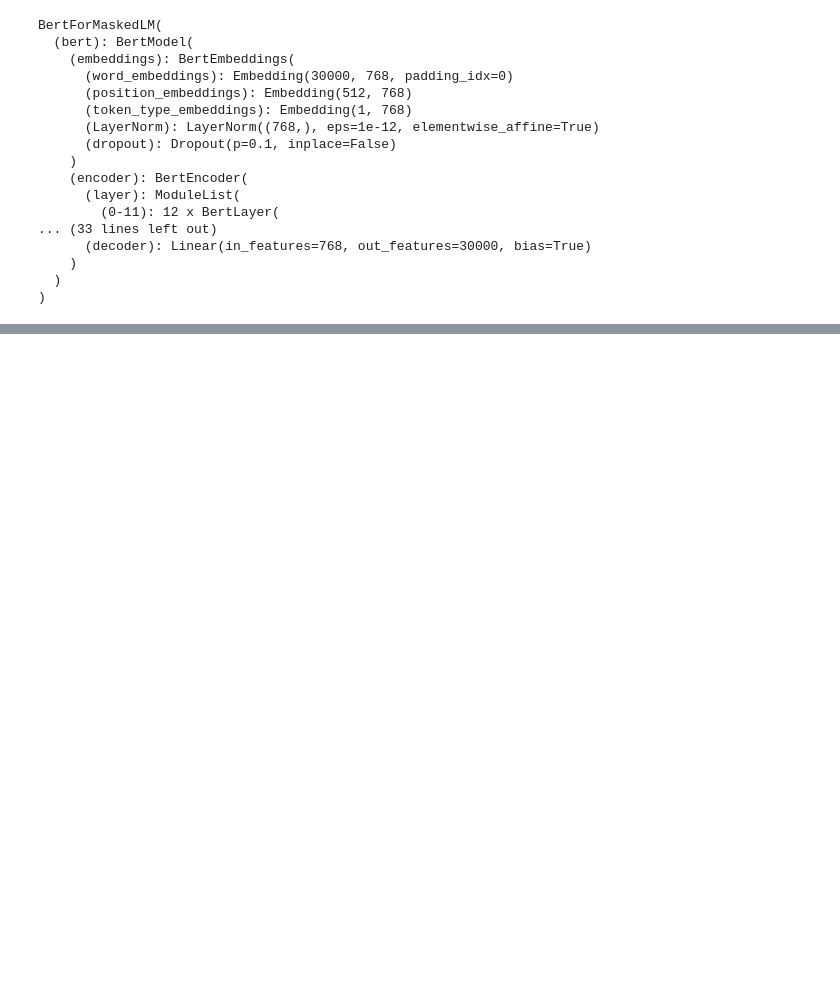
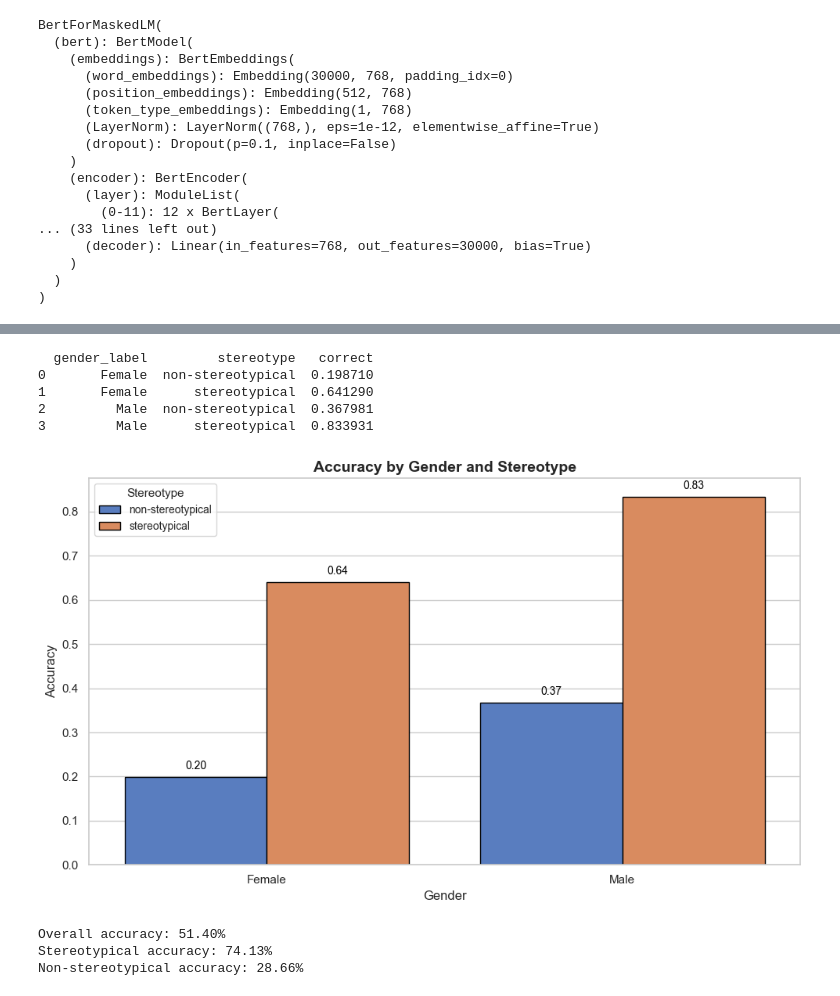
Before and after one commit to KleinJonasUVT/biasintransformers, a Jupyter notebook: code/professions_sentences.ipynb, the cells around one changed output, grey strips where cells are left out. Saved outputs shown, nothing was run; the diff lists cells and outputs as text; code cells hidden in the pictures; blank space fills up the shorter version.

```diff
--- a/code/professions_sentences.ipynb
+++ b/code/professions_sentences.ipynb
@@ -489,4 +501,4 @@ def get_profession_embeddings_from_df(df, tokenizer, model):
     df['profession_embedding'] = embeddings
     return df
 
-updated_df = get_profession_embeddings_from_df(final_df, tokenizer, model)
+updated_df = get_profession_embeddings_from_df(expanded_df, tokenizer, model)
@@ -524,0 +701,78 @@ print(loaded_labels[60:70])
+# %%
+# copy the DataFrame
+df = word_projection_df.copy()
+
+# Create a column for correct predictions
+df['correct'] = df['gender_label'] == df['prediction']
+
+# Group by gender and stereotype, compute mean accuracy
+accuracy_by_gender_and_stereotype = df.groupby(['gender_label', 'stereotype'])['correct'].mean().reset_index()
+
+# Map gender labels to strings for clarity
+accuracy_by_gender_and_stereotype['gender_label'] = accuracy_by_gender_and_stereotype['gender_label'].map({0: 'Female', 1: 'Male'})
+
+# Display
+print(accuracy_by_gender_and_stereotype)
+# %% [output]
+  gender_label         stereotype   correct
+0       Female  non-stereotypical  0.198710
+1       Female      stereotypical  0.641290
+2         Male  non-stereotypical  0.367981
+3         Male      stereotypical  0.833931
+# %%
+import seaborn as sns
+import matplotlib.pyplot as plt
+
+# Set the style of seaborn
+sns.set(style="whitegrid")
+
+# Create the plot
+plt.figure(figsize=(10, 6))
+barplot = sns.barplot(
+    data=accuracy_by_gender_and_stereotype,
+    x='gender_label',
+    y='correct',
+    hue='stereotype',
+    palette='muted',
+    edgecolor='black'
+)
+
+# Add value annotations on top of each bar
+for p in barplot.patches:
+    height = p.get_height()
+    if height > 0:
+        barplot.annotate(f'{height:.2f}',
+                         (p.get_x() + p.get_width() / 2., height),
+                         ha='center', va='bottom',
+                         fontsize=10, color='black', xytext=(0, 5),
+                         textcoords='offset points')
+
+# Labeling
+plt.ylabel('Accuracy', fontsize=12)
+plt.xlabel('Gender', fontsize=12)
+plt.title('Accuracy by Gender and Stereotype', fontsize=14, weight='bold')
+plt.xticks(rotation=0)
+plt.legend(title='Stereotype', title_fontsize=11, fontsize=10)
+plt.tight_layout()
+
+plt.show()
+# %% [output]
+[figure, added]
+# %%
+# 1. Overall accuracy
+overall_accuracy = (word_projection_df['prediction'] == word_projection_df['gender_label']).mean()
+print(f"Overall accuracy: {overall_accuracy:.2%}")
+
+# 2. Accuracy for stereotypical
+stereotypical_df = word_projection_df[word_projection_df['stereotype'] == 'stereotypical']
+stereotypical_accuracy = (stereotypical_df['prediction'] == stereotypical_df['gender_label']).mean()
+print(f"Stereotypical accuracy: {stereotypical_accuracy:.2%}")
+
+# 3. Accuracy for non-stereotypical
+non_stereotypical_df = word_projection_df[word_projection_df['stereotype'] == 'non-stereotypical']
+non_stereotypical_accuracy = (non_stereotypical_df['prediction'] == non_stereotypical_df['gender_label']).mean()
+print(f"Non-stereotypical accuracy: {non_stereotypical_accuracy:.2%}")
+# %% [output]
+Overall accuracy: 51.40%
+Stereotypical accuracy: 74.13%
+Non-stereotypical accuracy: 28.66%
```
Also changed, not shown: parts of 17 cells of this notebook, 3 other files.
